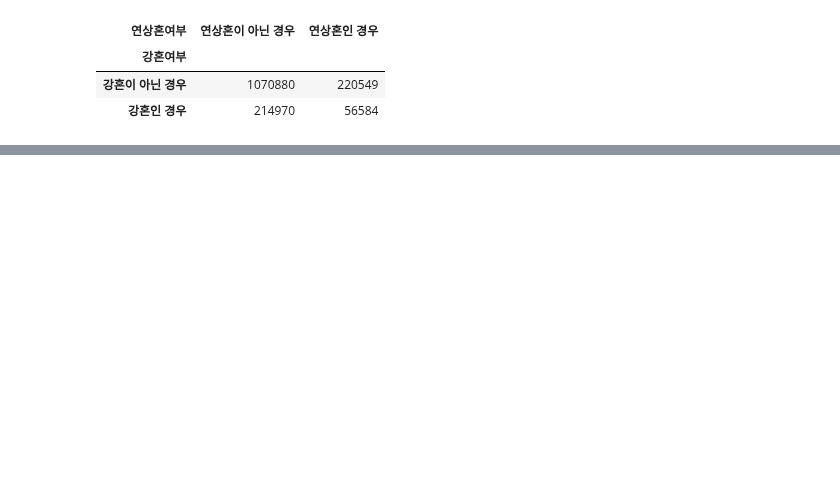
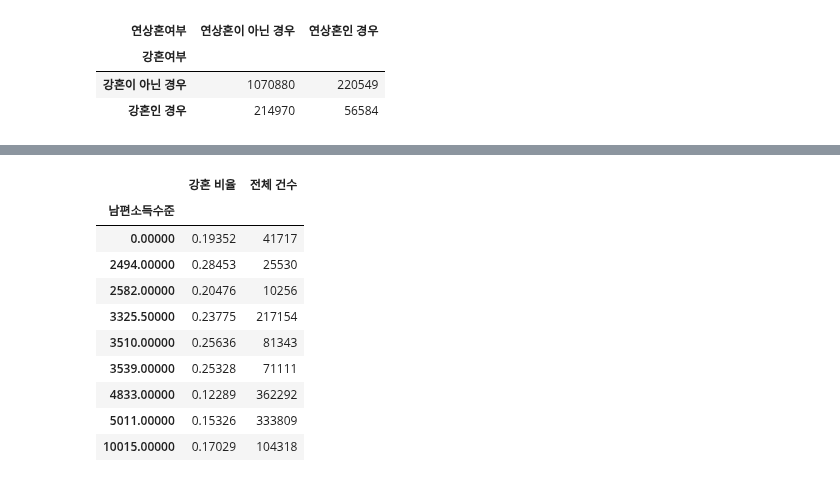
Before and after one commit to ohMinyoung22/science_project, a Jupyter notebook: eda/kanghon.ipynb, the cells around one changed output, grey strips where cells are left out. Drawn from its saved outputs; the diff is of its cells as text; code cells hidden in the pictures; blank space fills up the shorter version.

```diff
--- a/eda/kanghon.ipynb
+++ b/eda/kanghon.ipynb
@@ -582,0 +391,12 @@ marriage
+# %%
+from operator import index
+
+dataset = df_from_2014_to_2021[woman_first_condition & (df_from_2014_to_2021['아내국제결혼여부'] == 0) & (df_from_2014_to_2021['남편국제결혼여부'] == 0)]
+
+index_array = np.array(['중졸 이하', '고졸', '대졸', '대학원졸'])
+
+x = hypogamy_ratio_all_count(dataset, '아내교육코드')
+
+x.index = index_array
+
+x
@@ -582,0 +409,11 @@ marriage
+# %%
+def hypogamy_ratio_all_count(dataset, col_name):
+
+
+    dataset = dataset
+
+
+    return dataset.groupby(col_name).agg(
+        ratio = ("강혼여부", lambda x : (x == 1).sum() / x.size),
+        count = ("강혼여부", lambda x : x.size)
+    ).rename(columns={'ratio' : '강혼 비율', 'count' : '전체 건수'})
@@ -582,0 +448,18 @@ marriage
+# %%
+dataset = df_from_2014_to_2021[woman_first_condition & (df_from_2014_to_2021['아내국제결혼여부'] == 0) & (df_from_2014_to_2021['남편국제결혼여부'] == 0)]
+
+x = hypogamy_ratio_all_count(dataset, '남편소득수준')
+
+x
+# %% [output]
+|  | 강혼 비율 | 전체 건수 |
+| 남편소득수준 |  |  |
+| 0.00000 | 0.19352 | 41717 |
+| 2494.00000 | 0.28453 | 25530 |
+| 2582.00000 | 0.20476 | 10256 |
+| 3325.50000 | 0.23775 | 217154 |
+| 3510.00000 | 0.25636 | 81343 |
+| 3539.00000 | 0.25328 | 71111 |
+| 4833.00000 | 0.12289 | 362292 |
+| 5011.00000 | 0.15326 | 333809 |
+| 10015.00000 | 0.17029 | 104318 |
```
Also changed, not shown: parts of 14 cells of this notebook.
